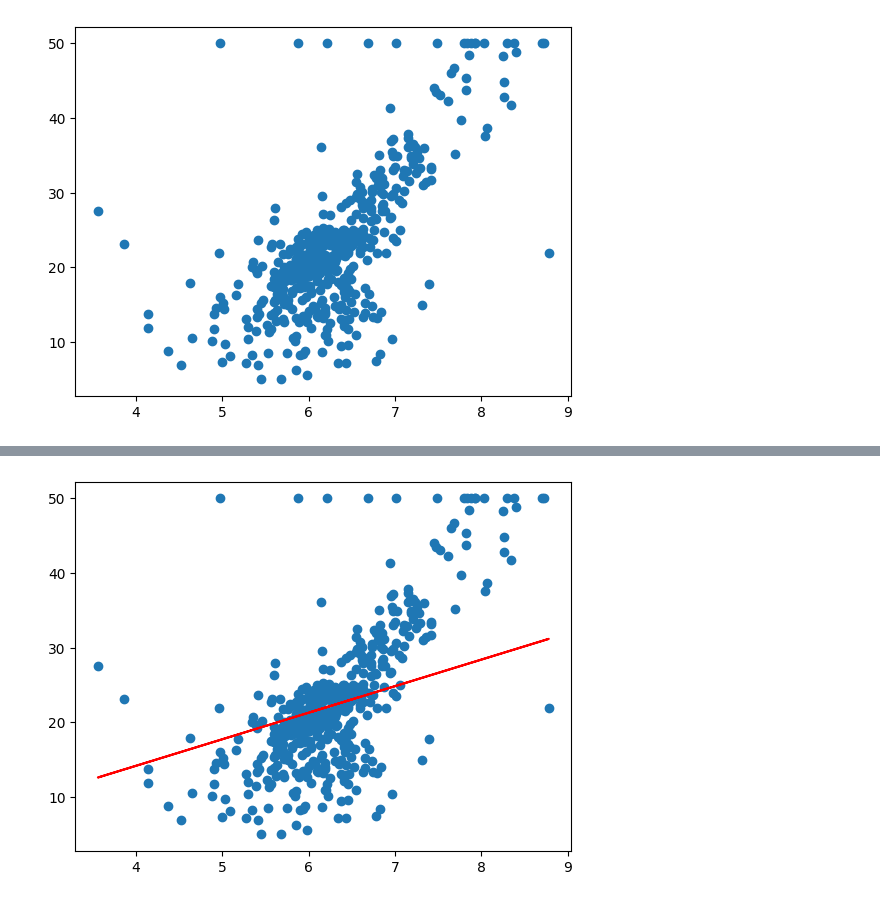
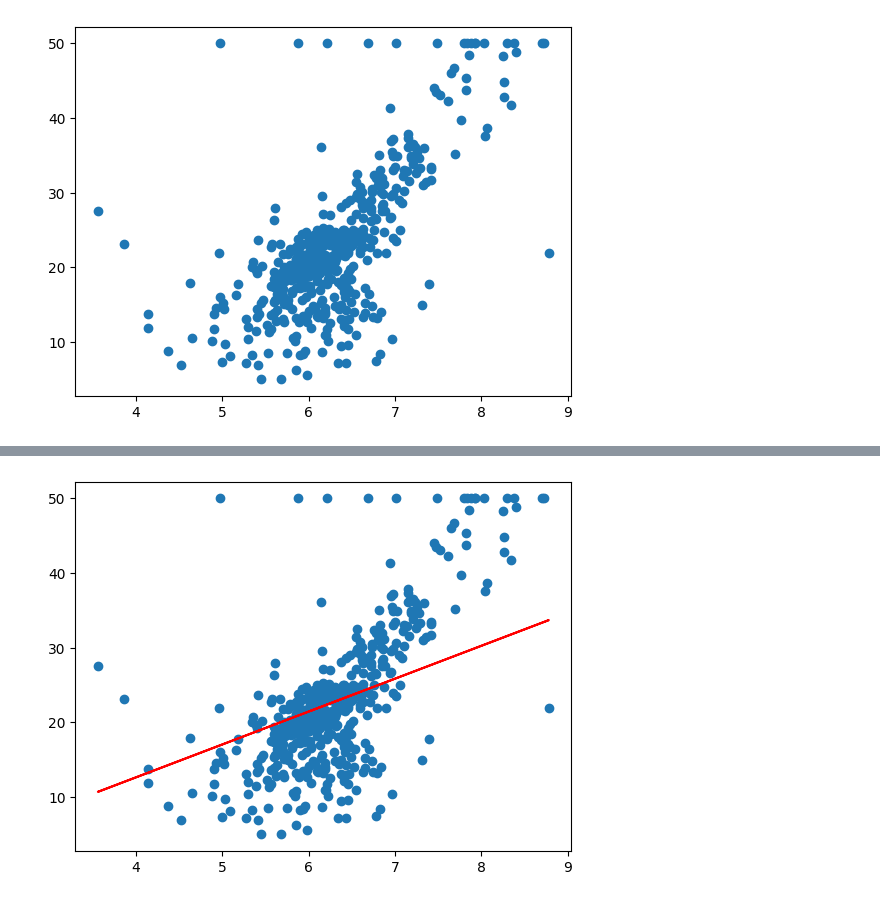
Before and after one commit to IbrokhimovA20/100-Days-of-Machine-Learning, a Jupyter notebook: 19-Day/main.ipynb, the cells around one changed output, grey strips where cells are left out. Drawn from its saved outputs; the diff is of its cells as text; code cells hidden in the pictures.

```diff
--- a/19-Day/main.ipynb
+++ b/19-Day/main.ipynb
@@ -34,8 +34,8 @@ plt.scatter(df["rm"],df["medv"])
 # %%
 #LEt's predict some values and add them into our plot
 #As supposed we will randomly take k and b
-k = 3
-b = 6
+k = 1
+b = 2
 predicted = k * df["rm"] + b
 # %%
 #Let's plot our graph
@@ -62,7 +62,7 @@ gradiet_k = -2 * sum(df["rm"]  * (df["medv"] - predicted)) / len(predicted) + 2
 gradient_b = -2 * sum(df["medv"] - predicted) / len(predicted)+ 2 *lambda_value * k
 # %%
 #Let's define new k
-learning_rate = 0.0001
+learning_rate = 0.01
 k = k - learning_rate * gradiet_k
 b = b - learning_rate * gradient_b
 k,b
@@ -70,0 +71,17 @@ k,b
+# %%
+import time
+from IPython.display import clear_output
+learning_rate = 0.01
+for i in range(300):
+    gradiet_k = -2 * sum(df["rm"]  * (df["medv"] - predicted)) / len(predicted) + 2 *lambda_value * k
+    gradient_b = -2 * sum(df["medv"] - predicted) / len(predicted)+ 2 *lambda_value * k
+    k = k - learning_rate * gradiet_k
+    b = b - learning_rate * gradient_b
+    predicted = k * df["rm"] + b
+    plt.scatter(df["rm"], df["medv"])
+    plt.plot(df["rm"].values, predicted.values, color='r')
+    plt.show()
+    clear_output(wait=True)
+    time.sleep(0.5)
+
+#Now we can see how our graph where we found the best fitting line in our gradient descent and we also add Ridge regularization to this
@@ -71,18 +90,24 @@ k,b
 # %%
-#Now Let's iterate it
+#Now Let's iterate it again but with Lasso regularization method
+k = 1
+b = 2
+predicted = k * df["rm"] + b
+import numpy as np
 import time
 from IPython.display import clear_output
 learning_rate = 0.01
-for i in range(100):
-    gradiet_k = -2 * sum(df["rm"]  * (df["medv"] - predicted)) / len(predicted) + 2 *lambda_value * k
-    gradient_b = -2 * sum(df["medv"] - predicted) / len(predicted)+ 2 *lambda_value * k
+for i in range(300):
+    gradiet_k = -2 * sum(df["rm"]  * (df["medv"] - predicted)) / len(predicted) + 2 *lambda_value * np.sign(k)
+    gradient_b = -2 * sum(df["medv"] - predicted) / len(predicted)+ 2 *lambda_value * np.sign(k)
     k = k - learning_rate * gradiet_k
     b = b - learning_rate * gradient_b
     predicted = k * df["rm"] + b
     plt.scatter(df["rm"], df["medv"])
-    plt.plot(df["rm"], predicted, color='r')
+    plt.plot(df["rm"].values, predicted.values, color='r')
     plt.show()
     clear_output(wait=True)
-    time.sleep(1)
+    time.sleep(0.5)
+
+#Here we can see the graph where we appiled Lasso regularization method
 # %% [output]
-[figure, old version]
+[figure, new version]
```
Also changed, not shown: parts of 5 cells of this notebook.
